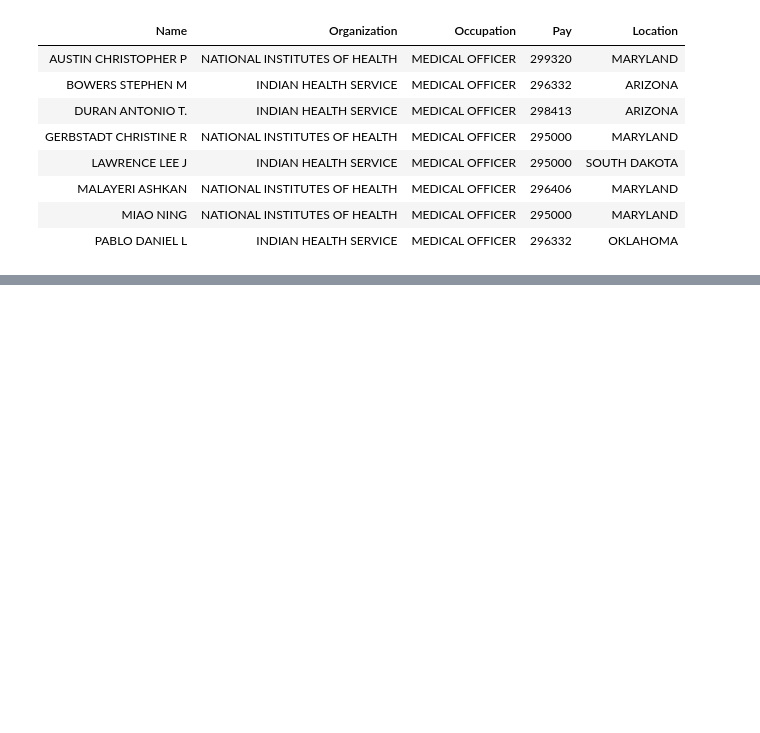
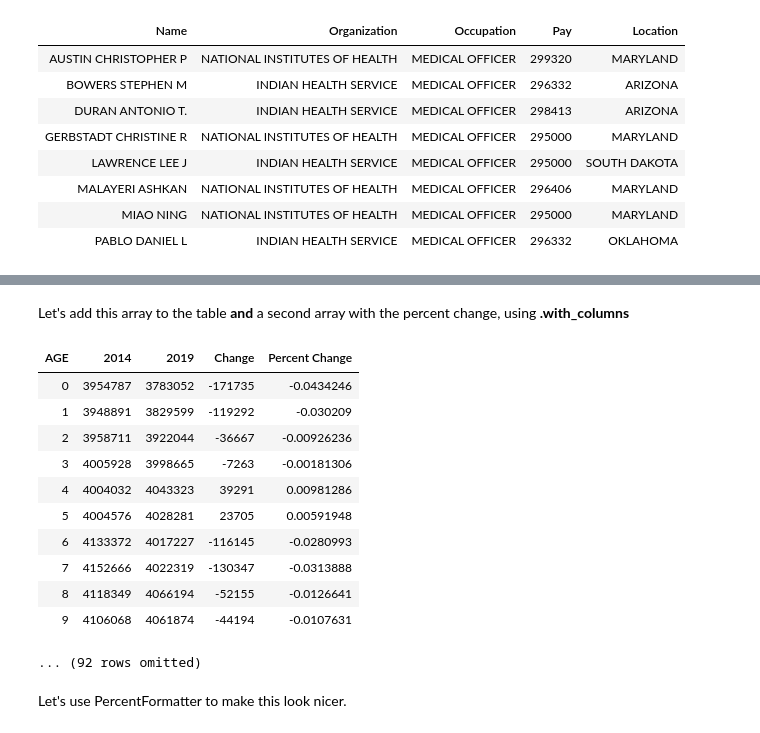
Before and after one commit to marctollis/INF110-Discovering-Informatics, a Jupyter notebook: coding snippets/lecture_7_examples/07_More Tables.ipynb, the cells around one changed output, grey strips where cells are left out. Saved outputs shown, nothing was run; the diff lists cells and outputs as text; code cells hidden in the pictures; blank space fills up the shorter version.

```diff
--- a/coding snippets/lecture_7_examples/07_More Tables.ipynb
+++ b/coding snippets/lecture_7_examples/07_More Tables.ipynb
@@ -246,0 +310,3 @@ census_final.sort("AGE", descending=True)
+# %%
+change = us_pop_by_age.column('2019') - us_pop_by_age.column('2014')
+change
@@ -246,0 +329,23 @@ census_final.sort("AGE", descending=True)
+# %% [markdown]
+Let's add this array to the table **and** a second array with the percent change, using **.with_columns**
+# %%
+us_pop_change = us_pop_by_age.with_columns(
+    'Change', change,
+    'Percent Change', change/us_pop_by_age.column('2014')
+)
+us_pop_change
+# %% [output]
+| AGE | 2014 | 2019 | Change | Percent Change |
+| 0 | 3954787 | 3783052 | -171735 | -0.0434246 |
+| 1 | 3948891 | 3829599 | -119292 | -0.030209 |
+| 2 | 3958711 | 3922044 | -36667 | -0.00926236 |
+| 3 | 4005928 | 3998665 | -7263 | -0.00181306 |
+| 4 | 4004032 | 4043323 | 39291 | 0.00981286 |
+| 5 | 4004576 | 4028281 | 23705 | 0.00591948 |
+| 6 | 4133372 | 4017227 | -116145 | -0.0280993 |
+| 7 | 4152666 | 4022319 | -130347 | -0.0313888 |
+| 8 | 4118349 | 4066194 | -52155 | -0.0126641 |
+| 9 | 4106068 | 4061874 | -44194 | -0.0107631 |
+... (92 rows omitted)
+# %% [markdown]
+Let's use PercentFormatter to make this look nicer.
```
Also changed, not shown: parts of 53 cells of this notebook.
